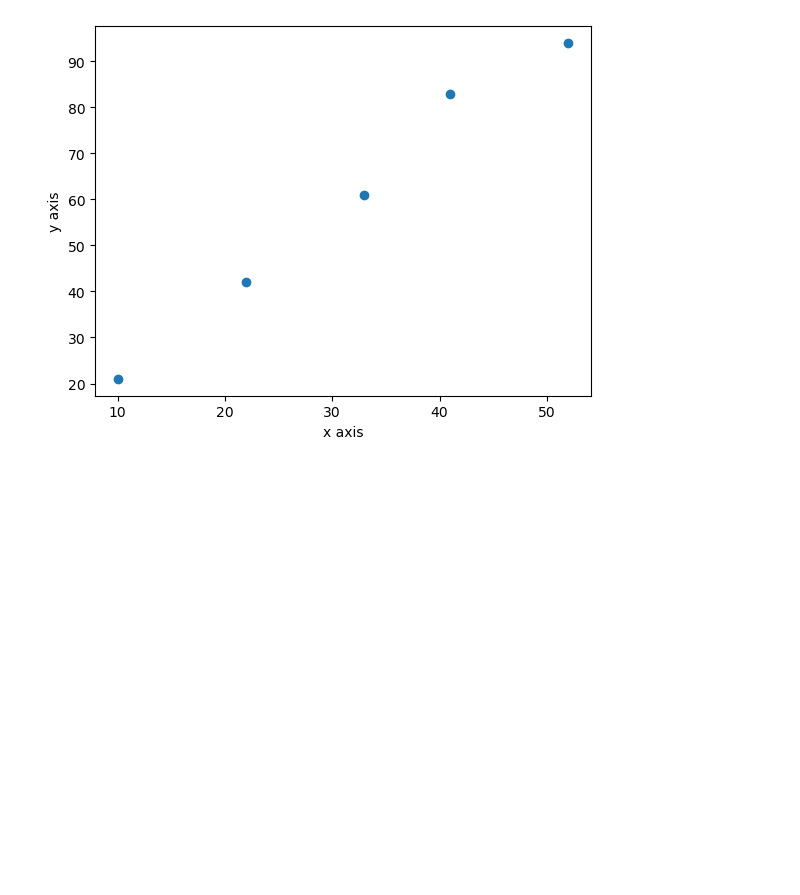
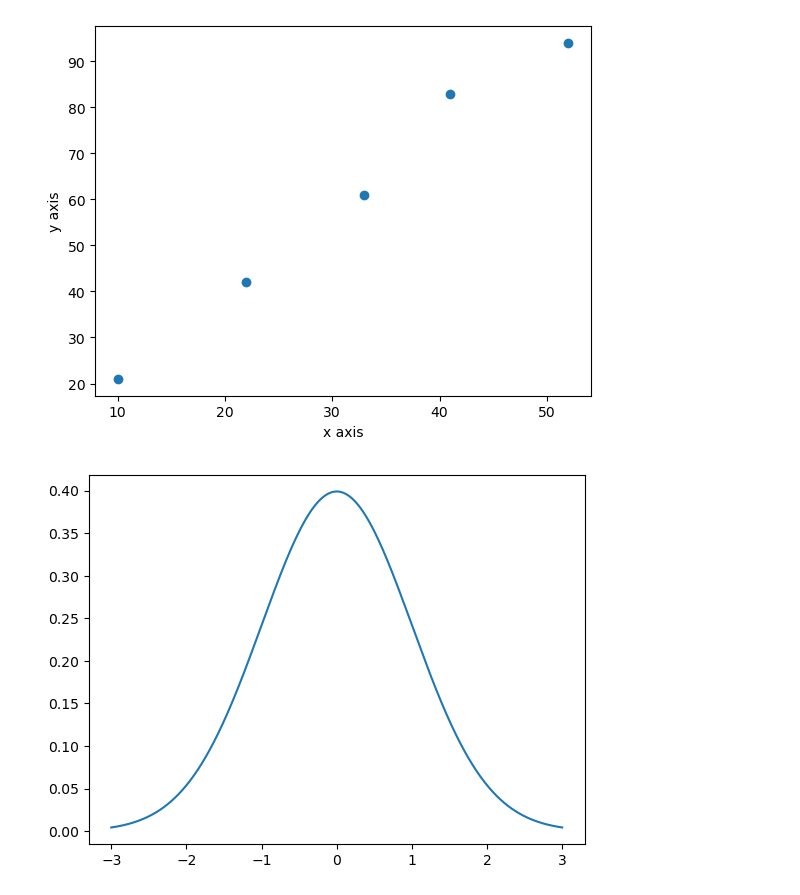
Before and after one commit to SriTELGit/ExperimentsInMLDLUsingPython, a Jupyter notebook: MatplotlibBasics.ipynb, the cells around one changed output. Saved outputs shown, nothing was run; the diff lists cells and outputs as text; code cells hidden in the pictures; blank space fills up the shorter version.

```diff
--- a/MatplotlibBasics.ipynb
+++ b/MatplotlibBasics.ipynb
@@ -30,3 +31,10 @@ plt.ylabel('y axis')
 plt.show()
 # %% [output]
 [figure]
+# %%
+x = np.arange(-3, 3, 0.001)
+# %%
+plt.plot(x, norm.pdf(x))
+plt.show()
+# %% [output]
+[figure, added]
```
Also changed, not shown: parts of 5 cells of this notebook, 5 other files.
